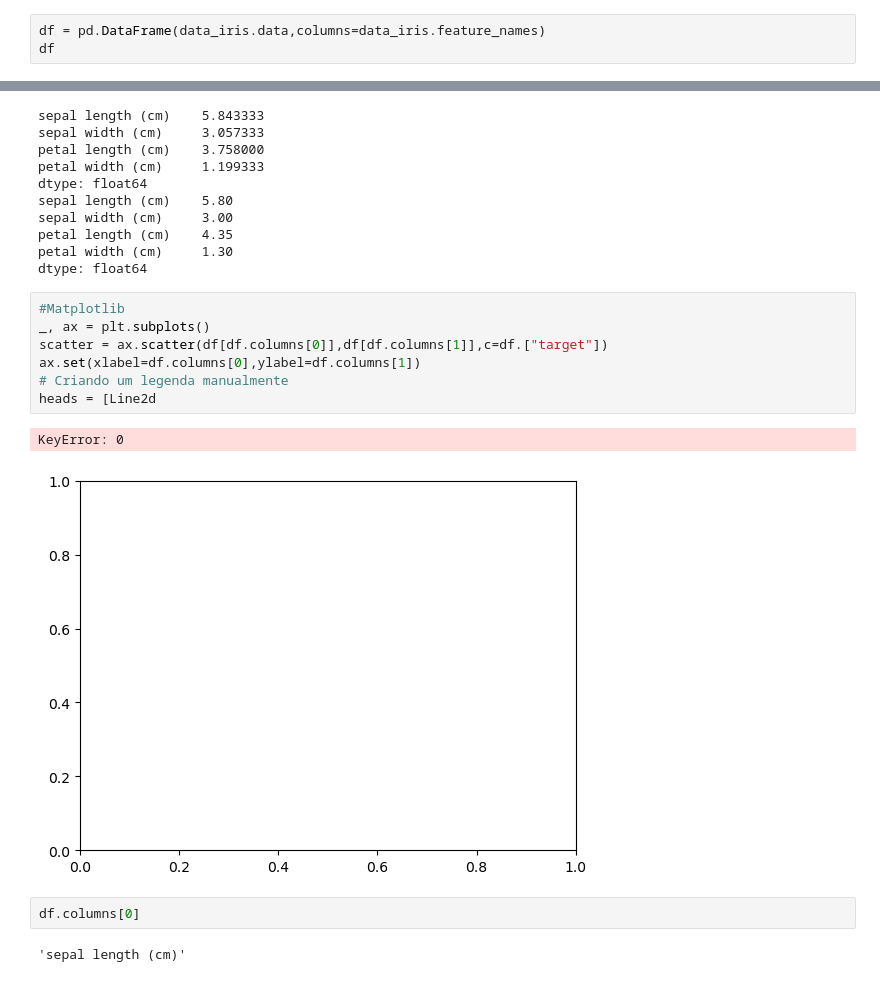
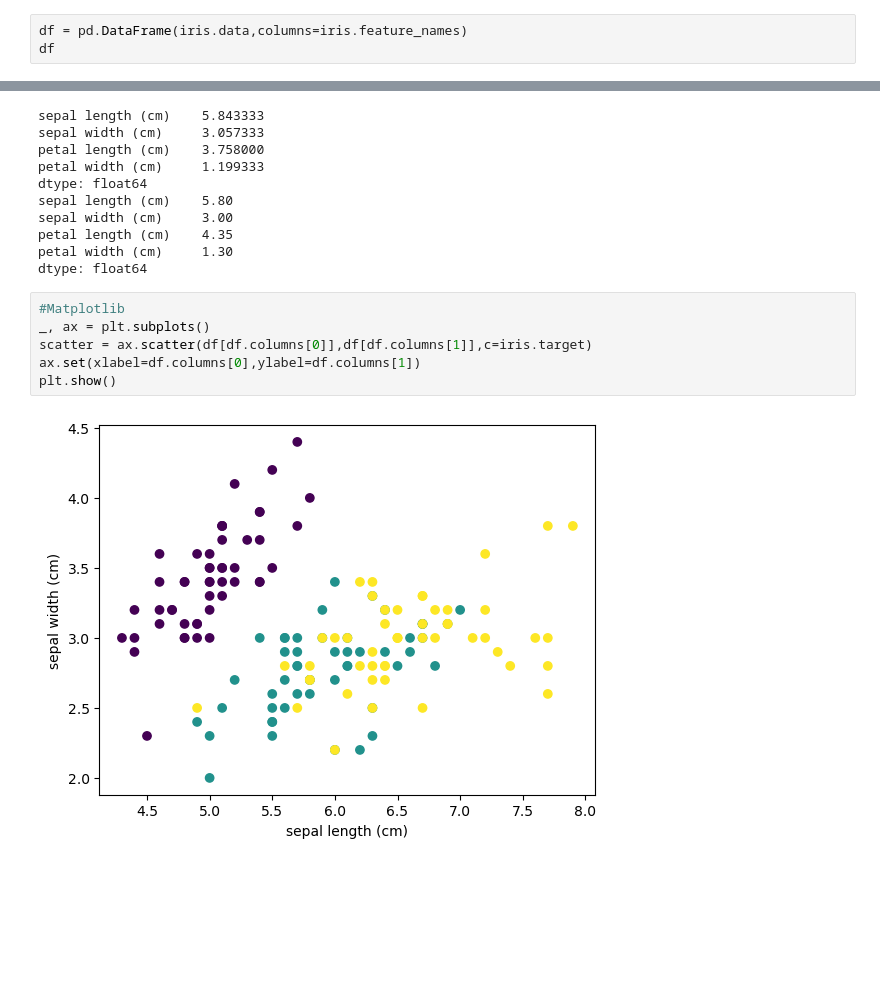
Before and after one commit to Gustavo8989/MachineLearning, a Jupyter notebook: IrisDataset/Untitled.ipynb, the cells around one changed output, grey strips where cells are left out. Cells and saved outputs as stored; diff of their text form; blank space fills up the shorter version.

```diff
--- a/IrisDataset/Untitled.ipynb
+++ b/IrisDataset/Untitled.ipynb
@@ -25,7 +25,7 @@ iris
  'filename': 'iris.csv',
  'data_module': 'sklearn.datasets.data'}
 # %%
-df = pd.DataFrame(data_iris.data,columns=data_iris.feature_names)
+df = pd.DataFrame(iris.data,columns=iris.feature_names)
 df
 # %% [output]
 |  | sepal length (cm) | sepal width (cm) | petal length (cm) | petal width (cm) |
@@ -72,14 +72,8 @@ dtype: float64
 # %%
 #Matplotlib
 _, ax = plt.subplots()
-scatter = ax.scatter(df[df.columns[0]],df[df.columns[1]],c=df.["target"])
+scatter = ax.scatter(df[df.columns[0]],df[df.columns[1]],c=iris.target)
 ax.set(xlabel=df.columns[0],ylabel=df.columns[1])
-# Criando um legenda manualmente
-heads = [Line2d
+plt.show()
 # %% [output]
-KeyError: 0
-[figure, old version]
+[figure, new version]
-# %%
-df.columns[0]
-# %% [output]
-'sepal length (cm)'
```
